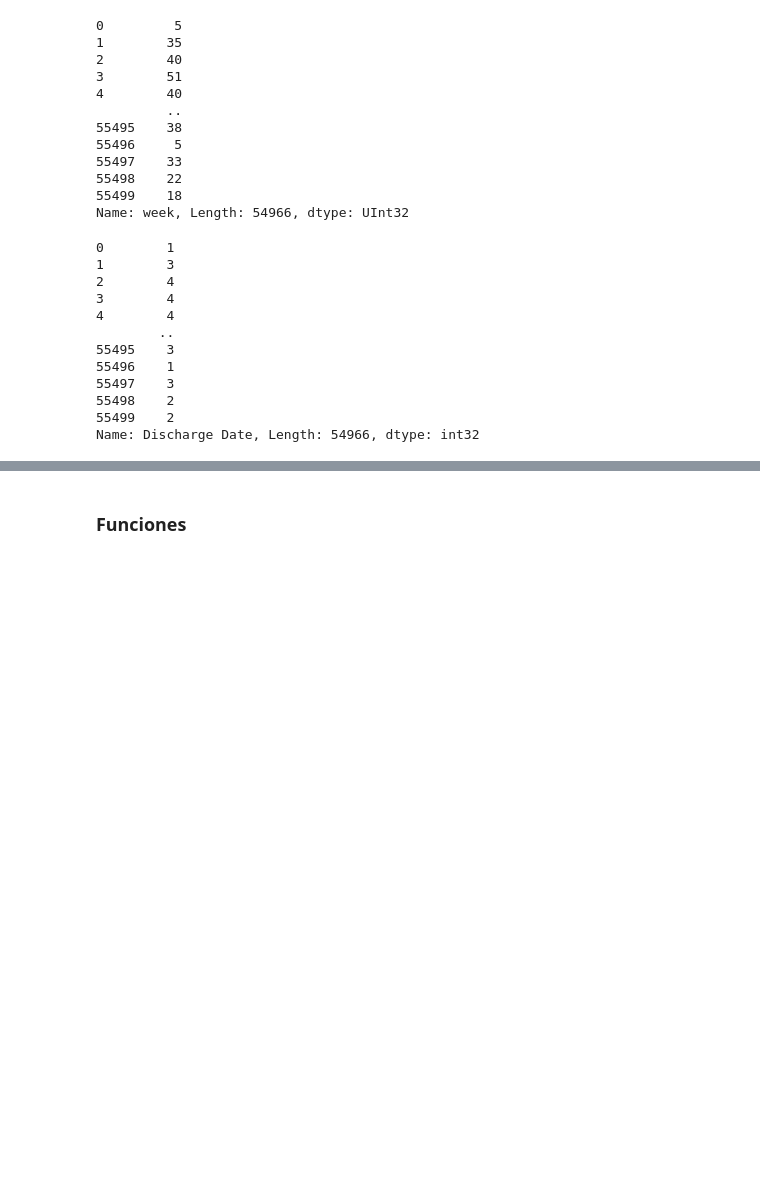
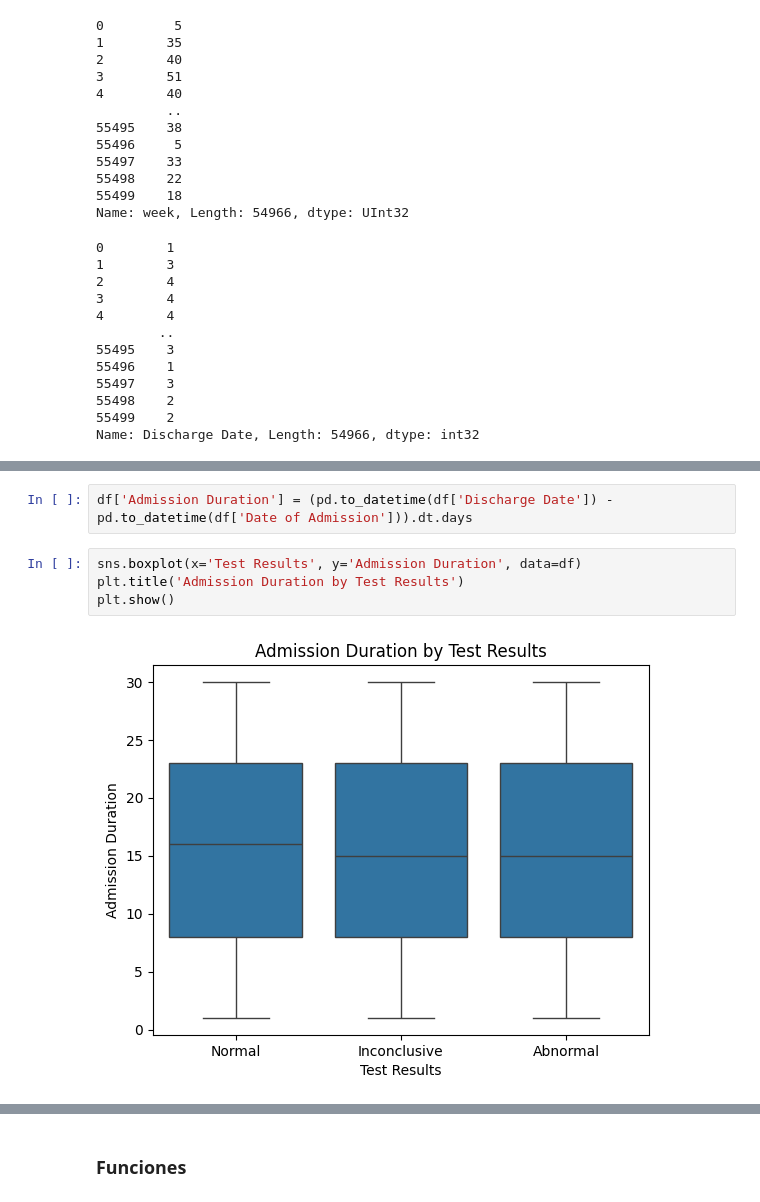
Before and after one commit to jaagomezmu/DeepLearningMINE, a Jupyter notebook: Taller1/taller_1_gomez_javier.ipynb, the cells around one changed output, grey strips where cells are left out. Cells and saved outputs as stored; diff of their text form; blank space fills up the shorter version.

```diff
--- a/Taller1/taller_1_gomez_javier.ipynb
+++ b/Taller1/taller_1_gomez_javier.ipynb
@@ -482,0 +504,8 @@ Name: Discharge Date, Length: 54966, dtype: int32
+# %%
+df['Admission Duration'] = (pd.to_datetime(df['Discharge Date']) - pd.to_datetime(df['Date of Admission'])).dt.days
+# %%
+sns.boxplot(x='Test Results', y='Admission Duration', data=df)
+plt.title('Admission Duration by Test Results')
+plt.show()
+# %% [output]
+[figure, added]
```
Also changed, not shown: parts of 21 cells of this notebook, 2 other files.
